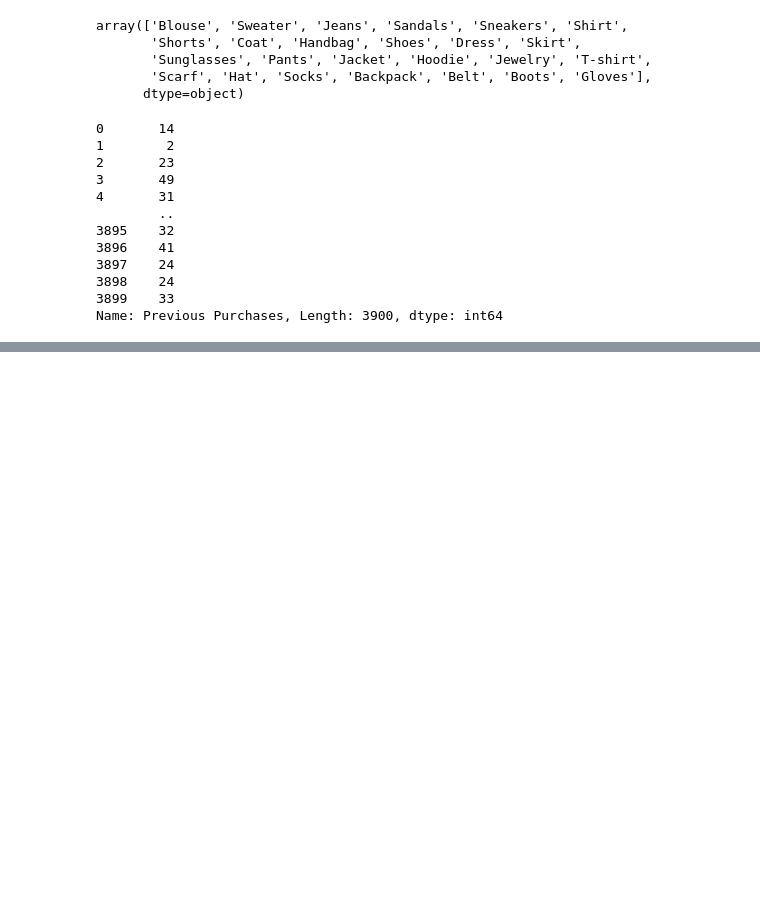
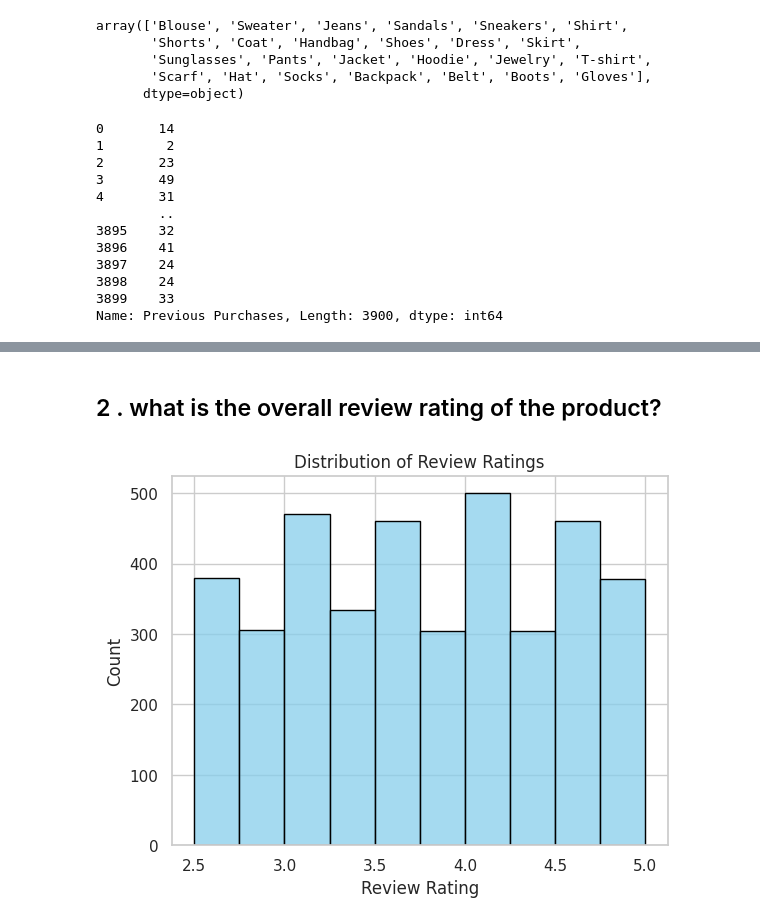
Before and after one commit to DzikriNurRochim/Data_science, a Jupyter notebook: Customer_Shipping.ipynb, the cells around one changed output, grey strips where cells are left out. Saved outputs shown, nothing was run; the diff lists cells and outputs as text; code cells hidden in the pictures; blank space fills up the shorter version.

```diff
--- a/Customer_Shipping.ipynb
+++ b/Customer_Shipping.ipynb
@@ -1234,0 +1458,2 @@ plt.show()
+# %% [markdown]
+## 2 . what is the overall review rating of the product?
@@ -1234,0 +1462,17 @@ plt.show()
+# %%
+
+# Assuming 'Review Rating' is the column name in your DataFrame
+rr = data['Review Rating']
+
+# Create a histogram
+sns.histplot(rr, bins=10, kde=False, color='skyblue', edgecolor='black')
+
+# Set plot labels and title
+plt.xlabel('Review Rating')
+plt.ylabel('Count')
+plt.title('Distribution of Review Ratings')
+
+# Show the plot
+plt.show()
+# %% [output]
+[figure, added]
```
Also changed, not shown: parts of 66 cells of this notebook.
